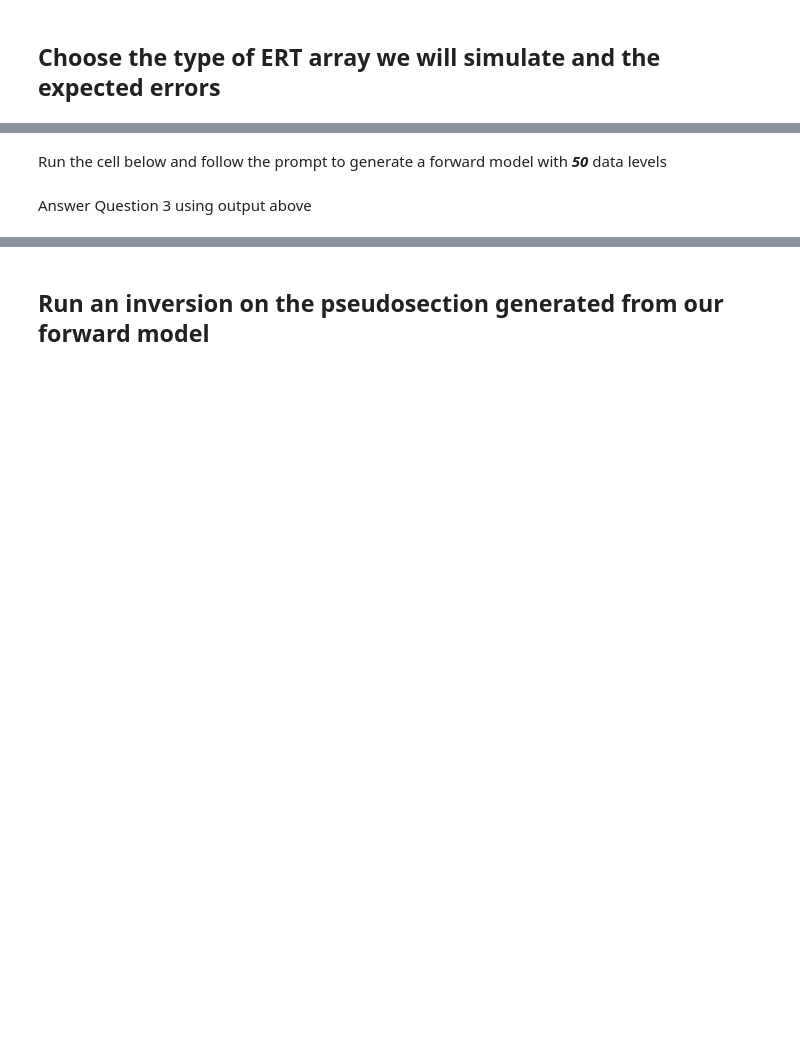
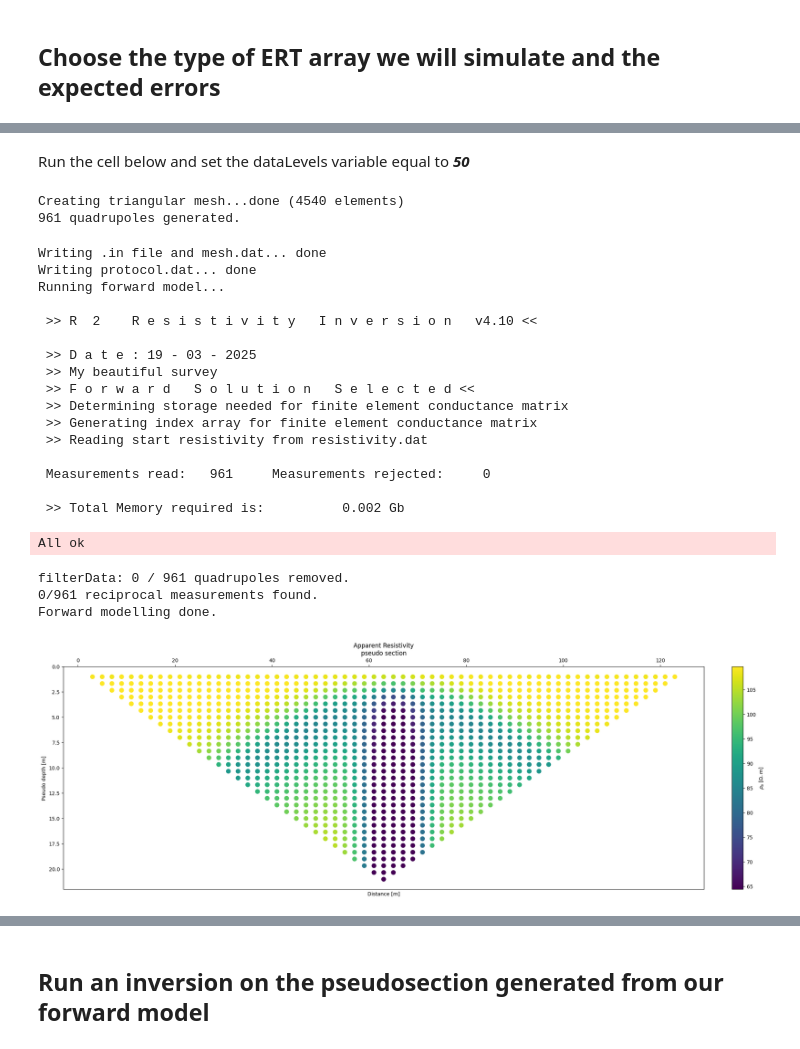
Before and after one commit to RJbalikian/GEOL451, a Jupyter notebook: ERT/GEOL451_Exercise6a_ERTForwardModel.ipynb, the cells around one changed output, grey strips where cells are left out. Drawn from its saved outputs; the diff is of its cells as text; code cells hidden in the pictures; blank space fills up the shorter version.

Commit message:
update files for ERT forward modeling exercise

```diff
--- a/ERT/GEOL451_Exercise6a_ERTForwardModel.ipynb
+++ b/ERT/GEOL451_Exercise6a_ERTForwardModel.ipynb
@@ -121,10 +163,15 @@ display(drop_down)
+# %%
+#Percentage, between 0 and 1
+measrument_error_pct = 0.1
+ERTArray = 'schlum2'
 # %% [markdown]
-Run the cell below and follow the prompt to generate a forward model with ***50*** data levels
+Run the cell below and set the dataLevels variable equal to ***50***
 # %%
-generateSurfaceElectrodes(electrodeSpacing,noElectrodes)
+dataLevels = 50
+
+generateSurfaceElectrodes(k, electrodeSpacing, numberOfElectrodes)
 k.createMesh(typ='trian', cl_factor = 10, res0=backgroundResistivity) # let's create the mesh based on these electrodes position
-k.addRegion(np.array([[left,topDepth],[right,topDepth],[right,bottomDepth],[left,bottomDepth],[left,topDepth]]), targetResistivity)
-dataLevels = int(input('Number of data levels: '))
+k.addRegion(np.array([[leftSideOfObject,topDepthofObject],[rightSideofObject,topDepthofObject],[rightSideofObject,bottomDepthofObject],[leftSideOfObject,bottomDepthofObject],[leftSideOfObject,topDepthofObject]]), targetResistivity)
 
 if ERTArray in ['dpdp1', 'dpdp2', 'schlum1','schlum2']:
   k.createSequence([(ERTArray, 1, dataLevels)])
@@ -133,7 +180,30 @@ else:
   for w in range(1,dataLevels):
     wennerList.append((ERTArray,w))
   k.createSequence(wennerList)
+# %% [output]
+Creating triangular mesh...done (4540 elements)
+961 quadrupoles generated.
 # %%
-k.forward(noise=errNoise,iplot=True)
+k.forward(noise=measrument_error_pct, iplot=True)
+# %% [output]
+Writing .in file and mesh.dat... done
+Writing protocol.dat... done
+Running forward model...
+
+ >> R  2    R e s i s t i v i t y   I n v e r s i o n   v4.10 <<
+
+ >> D a t e : 19 - 03 - 2025
+ >> My beautiful survey
+ >> F o r w a r d   S o l u t i o n   S e l e c t e d <<
+ >> Determining storage needed for finite element conductance matrix
+ >> Generating index array for finite element conductance matrix
+ >> Reading start resistivity from resistivity.dat
+
+ Measurements read:   961     Measurements rejected:     0
+
+ >> Total Memory required is:          0.002 Gb
+All ok
+filterData: 0 / 961 quadrupoles removed.
+0/961 reciprocal measurements found.
+Forward modelling done.
+[figure, added]
-# %% [markdown]
-Answer Question 3 using output above
```
Also changed, not shown: parts of 53 cells of this notebook, 2 other files.
